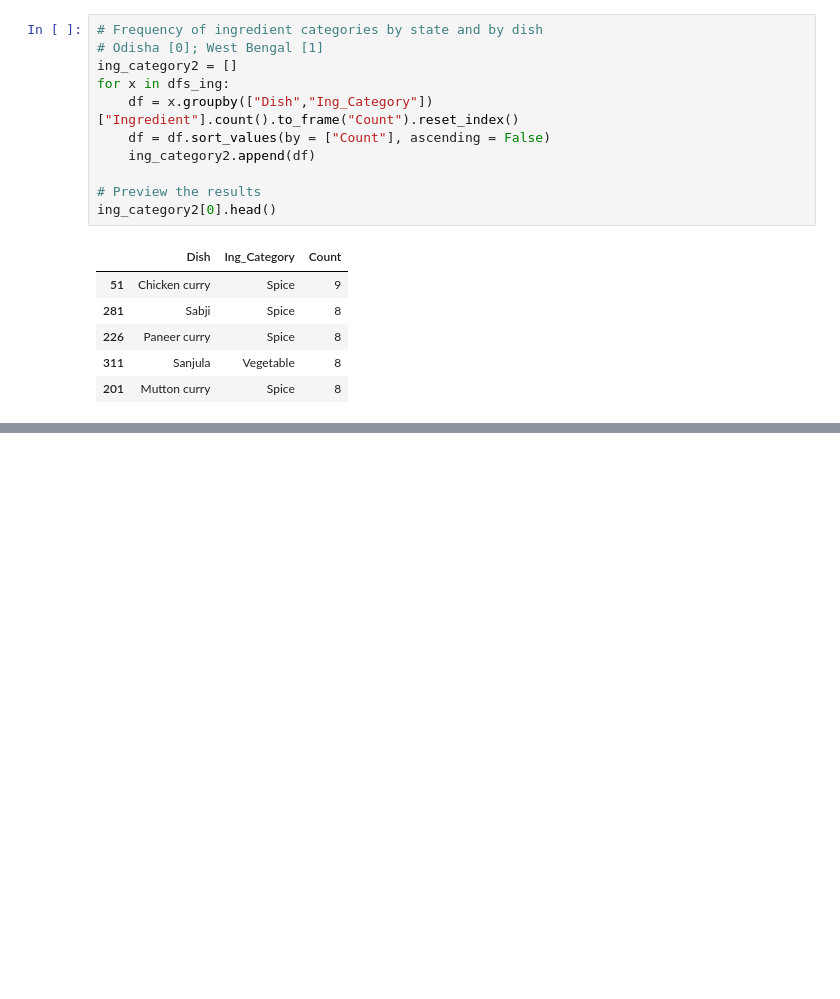
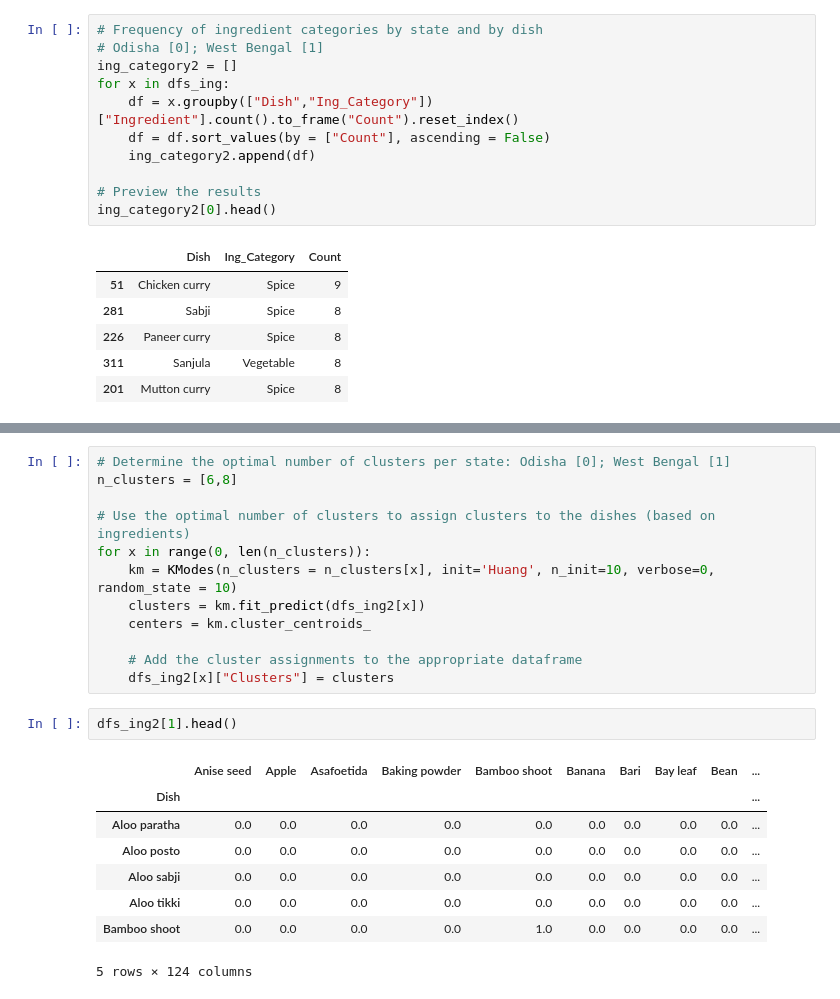
Before and after one commit to rochiecuevas/FoodChoice, a Jupyter notebook: Expert_Elicitation.ipynb, the cells around one changed output, grey strips where cells are left out. Cells and saved outputs as stored; diff of their text form; blank space fills up the shorter version.

```diff
--- a/Expert_Elicitation.ipynb
+++ b/Expert_Elicitation.ipynb
@@ -456,0 +609,23 @@ dfs_ing3[0].head()
+# %%
+# Determine the optimal number of clusters per state: Odisha [0]; West Bengal [1]
+n_clusters = [6,8]
+
+# Use the optimal number of clusters to assign clusters to the dishes (based on ingredients)
+for x in range(0, len(n_clusters)):
+    km = KModes(n_clusters = n_clusters[x], init='Huang', n_init=10, verbose=0, random_state = 10)
+    clusters = km.fit_predict(dfs_ing2[x])
+    centers = km.cluster_centroids_
+
+    # Add the cluster assignments to the appropriate dataframe
+    dfs_ing2[x]["Clusters"] = clusters
+# %%
+dfs_ing2[1].head()
+# %% [output]
+|  | Anise seed | Apple | Asafoetida | Baking powder | Bamboo shoot | Banana | Bari | Bay leaf | Bean | ... |
+| Dish |  |  |  |  |  |  |  |  |  | ... |
+| Aloo paratha | 0.0 | 0.0 | 0.0 | 0.0 | 0.0 | 0.0 | 0.0 | 0.0 | 0.0 | ... |
+| Aloo posto | 0.0 | 0.0 | 0.0 | 0.0 | 0.0 | 0.0 | 0.0 | 0.0 | 0.0 | ... |
+| Aloo sabji | 0.0 | 0.0 | 0.0 | 0.0 | 0.0 | 0.0 | 0.0 | 0.0 | 0.0 | ... |
+| Aloo tikki | 0.0 | 0.0 | 0.0 | 0.0 | 0.0 | 0.0 | 0.0 | 0.0 | 0.0 | ... |
+| Bamboo shoot | 0.0 | 0.0 | 0.0 | 0.0 | 1.0 | 0.0 | 0.0 | 0.0 | 0.0 | ... |
+5 rows × 124 columns
```
Also changed, not shown: parts of 7 cells of this notebook.
